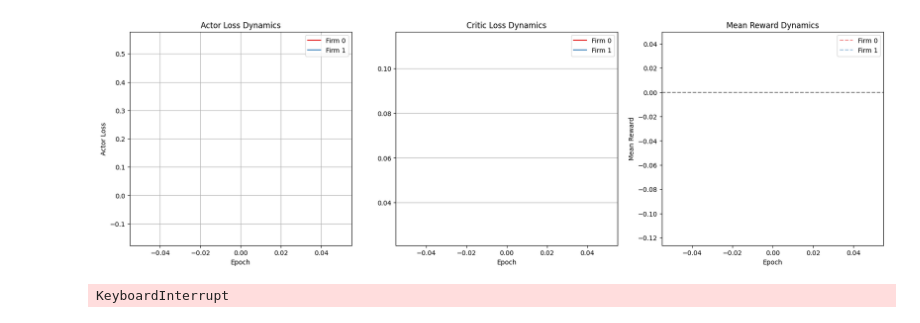
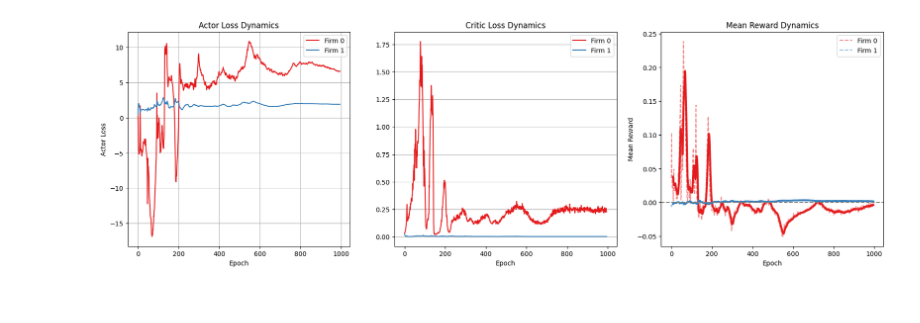
Before and after one commit to dogfew/diploma, a Jupyter notebook: test_batched.ipynb, the cells around one changed output. Drawn from its saved outputs; the diff is of its cells as text; code cells hidden in the pictures.

```diff
--- a/test_batched.ipynb
+++ b/test_batched.ipynb
@@ -10,7 +10,11 @@ from utils.plotting import plot_actions, plot_environment
 torch.manual_seed(123)
 torch.backends.cudnn.deterministic = True
 device = 'cuda'
-market_kwargs = dict(start_volumes=5, base_price=10, start_gains=250, deprecation_steps=1)
+market_kwargs = dict(start_volumes=2,
+                     base_price=100,
+                     start_gains=100,
+                     deprecation_steps=2,
+                     max_price=100)
 prod_functions = [
     BatchedLeontief(torch.tensor([1, 0]), torch.tensor([0, 2]), device=device),
     BatchedLeontief(torch.tensor([0, 1]), torch.tensor([2, 0]), device=device),
@@ -25,11 +29,10 @@ env = BatchedEnvironment(market_kwargs,
                          invest_functions=invest_functions,
                          batch_size=1)
 critic = CentralizedCritic2
-trainer = TrainerSAC(env, q_critic=critic, batch_size=512)
+trainer = TrainerSAC(env, q_critic=critic, batch_size=512, buffer_size=1048576 * 8)
 # %%
-env.change_batch_size(512)
+env.change_batch_size(1024)
 env.reset()
-trainer.train(1000, episode_length=30)
+trainer.train(1000, episode_length=50)
 # %% [output]
-[figure, old version]
+[figure, new version]
-KeyboardInterrupt
```
Also changed, not shown: parts of 4 cells of this notebook, 4 other files.
